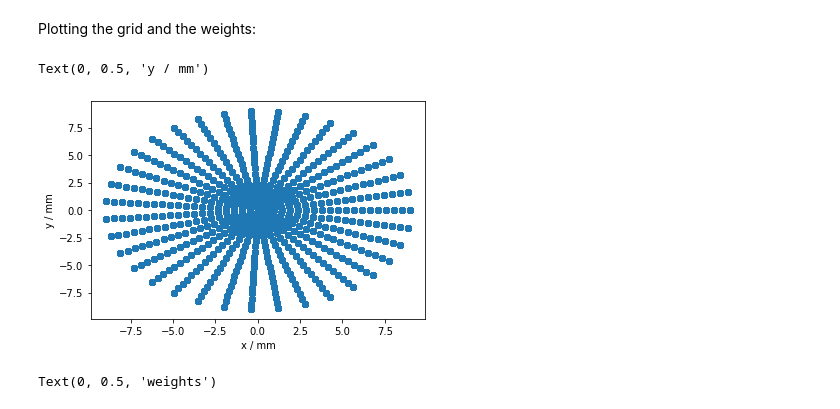
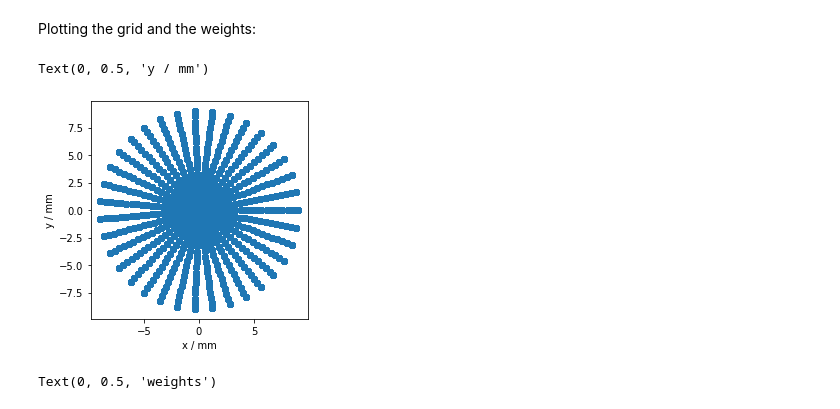
Before and after one commit to bleykauf/aisim, a Jupyter notebook: examples/README.ipynb, the cells around one changed output. Drawn from its saved outputs; the diff is of its cells as text; code cells hidden in the pictures.

```diff
--- a/examples/README.ipynb
+++ b/examples/README.ipynb
@@ -99,7 +99,7 @@ vel_params = {
     'weight' : 'gauss'                   # each point on the grid is weighted according to a Guassian distribution
 }
 
-atoms = ais.create_ensemble_from_grids(pos_params, vel_params)
+atoms = ais.create_ensemble_from_grids(pos_params, vel_params, state_vectors=[0, 1])
 # %% [markdown]
 Plotting the grid and the weights:
 # %%
@@ -108,11 +108,12 @@ y = atoms.initial_position[:, 1]
 # %%
 fig, ax = plt.subplots()
 ax.scatter(1e3*x, 1e3*y)
+ax.set_aspect('equal', 'box')
 ax.set_xlabel('x / mm')
 ax.set_ylabel('y / mm')
 # %% [output]
 Text(0, 0.5, 'y / mm')
-[figure, old version]
+[figure, new version]
 # %%
 fig, ax = plt.subplots()
 ax.scatter(1e3*x, atoms.weights)
```
Also changed, not shown: parts of 27 cells of this notebook, 7 other files.
